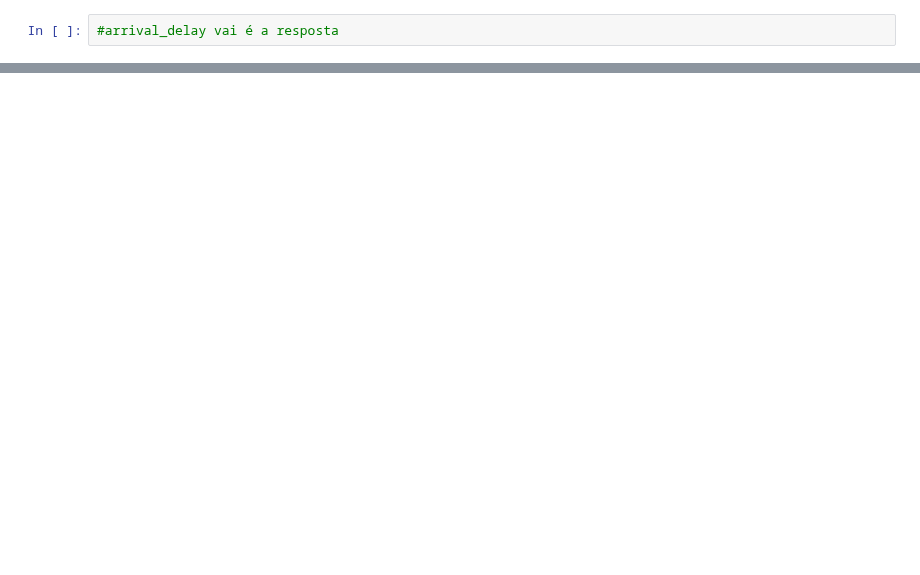
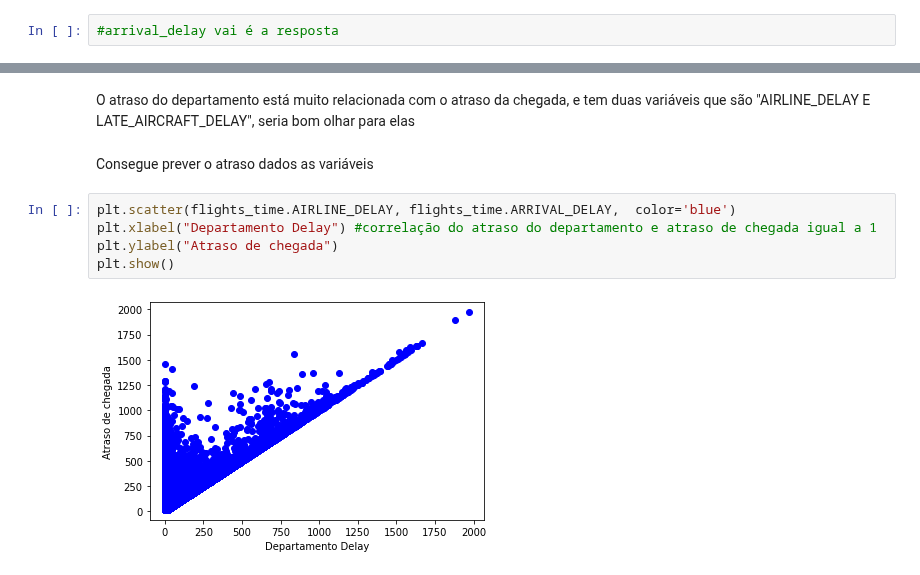
Before and after one commit to IonaSantana/Artificial-Intelligence, a Jupyter notebook: Flight_delay.ipynb, the cells around one changed output, grey strips where cells are left out. Drawn from its saved outputs; the diff is of its cells as text; blank space fills up the shorter version.

```diff
--- a/Flight_delay.ipynb
+++ b/Flight_delay.ipynb
@@ -243,0 +231,11 @@ plt.show()
+# %% [markdown]
+O atraso do departamento está muito relacionada com o atraso da chegada, e tem duas variáveis que são "AIRLINE_DELAY E LATE_AIRCRAFT_DELAY", seria bom olhar para elas
+# %% [markdown]
+Consegue prever o atraso dados as variáveis
+# %%
+plt.scatter(flights_time.AIRLINE_DELAY, flights_time.ARRIVAL_DELAY,  color='blue')
+plt.xlabel("Departamento Delay") #correlação do atraso do departamento e atraso de chegada igual a 1
+plt.ylabel("Atraso de chegada")
+plt.show()
+# %% [output]
+[figure, added]
```
Also changed, not shown: parts of 16 cells of this notebook.
